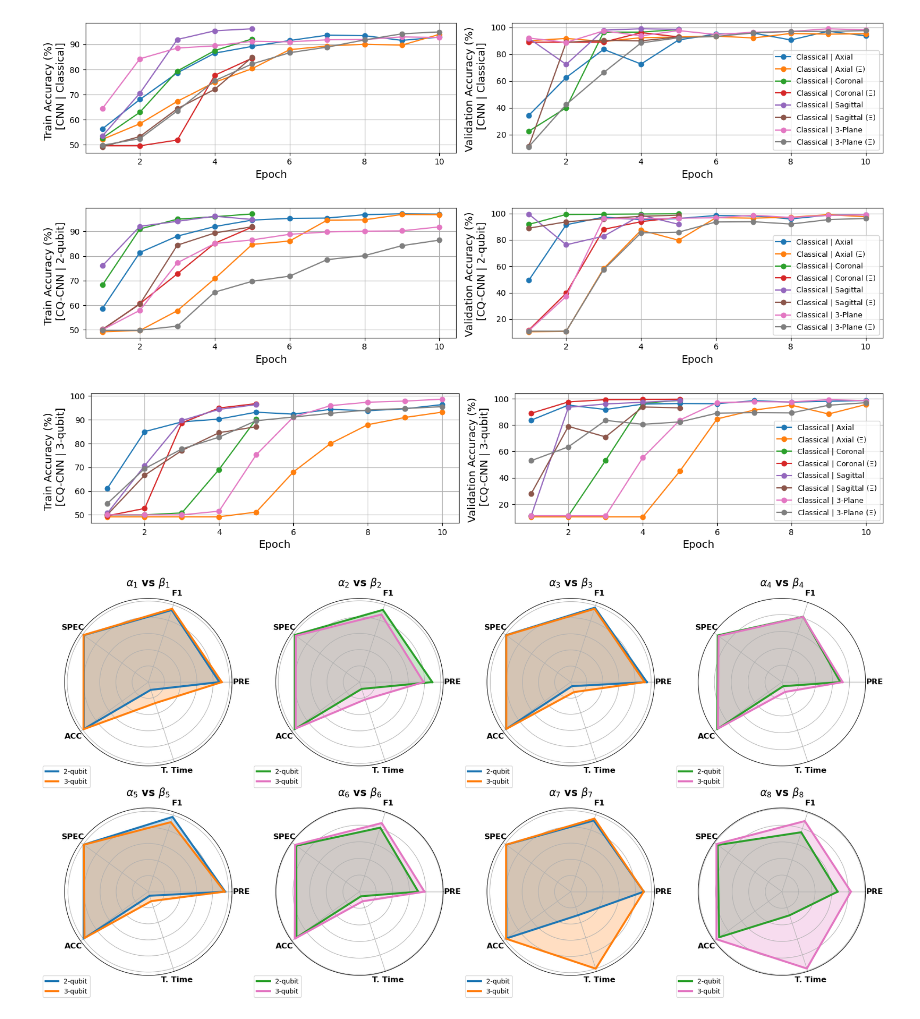
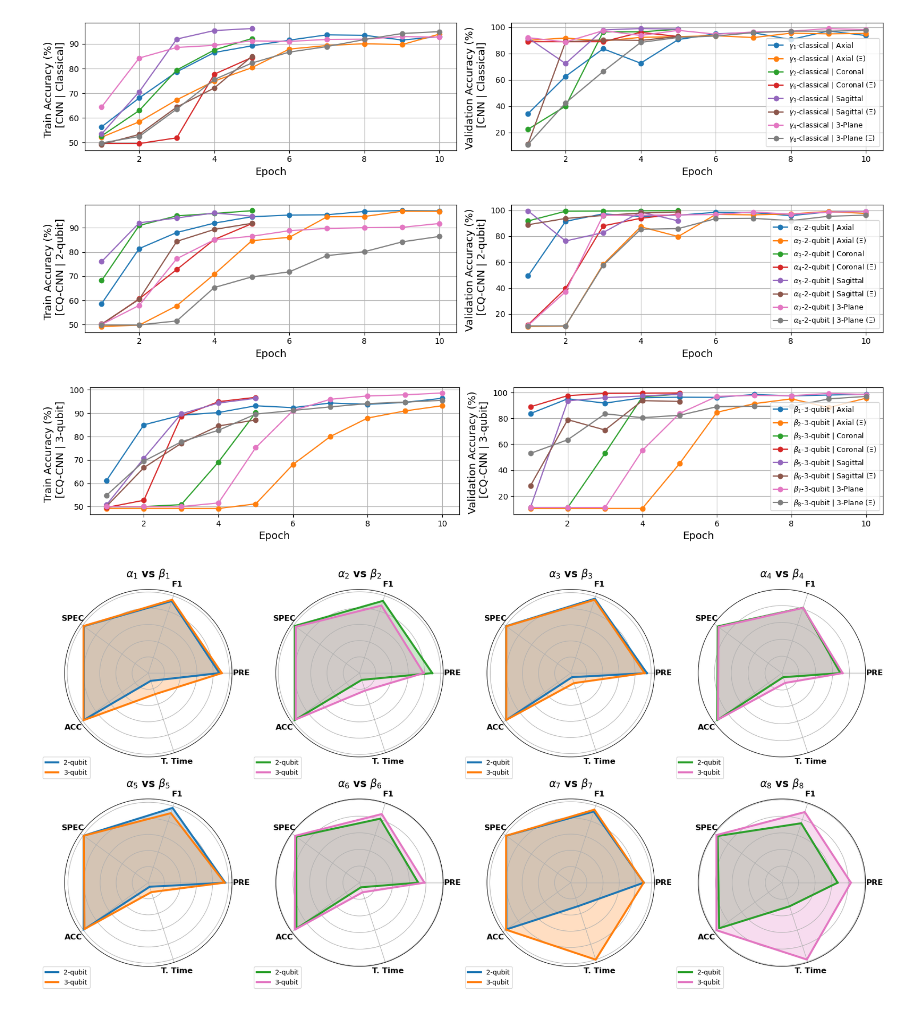
Before and after one commit to mominul-ssv/alz-cq-cnn, a Jupyter notebook: scirpts/model-classification-eda.ipynb, the cells around one changed output. Drawn from its saved outputs; the diff is of its cells as text; code cells hidden in the pictures.

```diff
--- a/scirpts/model-classification-eda.ipynb
+++ b/scirpts/model-classification-eda.ipynb
@@ -19,43 +19,43 @@ file_paths = [
 
 # Simple labels corresponding to each dataset
 simple_labels = [
-    r'Classical | Axial', r'Classical | Axial ($\Xi$)',
-    r'Classical | Coronal', r'Classical | Coronal ($\Xi$)',
-    r'Classical | Sagittal', r'Classical | Sagittal ($\Xi$)',
-    r'Classical | 3-Plane', r'Classical | 3-Plane ($\Xi$)'
+    r'$\gamma_1$-classical | Axial', r'$\gamma_5$-classical | Axial ($\Xi$)',
+    r'$\gamma_2$-classical | Coronal', r'$\gamma_6$-classical | Coronal ($\Xi$)',
+    r'$\gamma_3$-classical | Sagittal', r'$\gamma_7$-classical | Sagittal ($\Xi$)',
+    r'$\gamma_4$-classical | 3-Plane', r'$\gamma_8$-classical | 3-Plane ($\Xi$)'
 ]
 
 # Set up the plot with 2 subplots (one for train accuracy, one for validation accuracy)
 fig, (ax1, ax2) = plt.subplots(1, 2, figsize=(15, 3))
 
 # Iterate through each file and plot both train and validation accuracy
 for file_path, label in zip(file_paths, simple_labels):
     # Load the CSV file into a pandas DataFrame
     df = pd.read_csv(file_path)
 
     # Plot train accuracy on the first subplot (ax1) and label only once
     ax1.plot(df['epoch'], df['train_accuracy'], label=label, marker='o')
 
     # Plot validation accuracy on the second subplot (ax2) and label only once
     ax2.plot(df['epoch'], df['val_accuracy'], label=label, marker='o')
 
 # Customize the first plot (Train Accuracy)
 ax1.set_xlabel('Epoch', fontsize=13)  # Increased font size
 ax1.set_ylabel('Train Accuracy (%)  \n [CNN | Classical]', fontsize=13)  # Increased font size
 ax1.grid(True)
 
 # Customize the second plot (Validation Accuracy)
 ax2.set_xlabel('Epoch', fontsize=13)  # Increased font size
 ax2.set_ylabel('Validation Accuracy (%) \n [CNN | Classical]', fontsize=13)  # Increased font size
 ax2.grid(True)
-ax2.legend(loc='upper left', bbox_to_anchor=(0.695, 0.815), fontsize=9)
+ax2.legend(loc='lower right', fontsize=9)
 
 # Adjust layout to prevent clipping of labels
 plt.tight_layout()
 plt.savefig(f'../plots/outputs/train-val-classical.pdf', bbox_inches='tight')
 plt.show()
 # %% [output]
-[figure, old version]
+[figure, new version]
 # %%
 # List of file paths
 file_paths = [
@@ -71,12 +71,9 @@ file_paths = [
 
 # Simple labels corresponding to each dataset
 simple_labels = [
-    r'Classical | Axial', r'Classical | Axial ($\Xi$)',
-    r'Classical | Coronal', r'Classical | Coronal ($\Xi$)',
-    r'Classical | Sagittal', r'Classical | Sagittal ($\Xi$)',
-    r'Classical | 3-Plane', r'Classical | 3-Plane ($\Xi$)'
+    r'$\alpha_1$-2-qubit | Axial', r'$\alpha_2$-2-qubit | Axial ($\Xi$)', r'$\alpha_3$-2-qubit | Coronal', r'$\alpha_4$-2-qubit | Coronal ($\Xi$)',
+    r'$\alpha_5$-2-qubit | Sagittal', r'$\alpha_6$-2-qubit | Sagittal ($\Xi$)', r'$\alpha_7$-2-qubit | 3-Plane', r'$\alpha_8$-2-qubit | 3-Plane ($\Xi$)'
 ]
-
 
 # Set up the plot with 2 subplots (one for train accuracy, one for validation accuracy)
 fig, (ax1, ax2) = plt.subplots(1, 2, figsize=(15, 3))
@@ -101,14 +98,14 @@ ax1.grid(True)
 ax2.set_xlabel('Epoch', fontsize=13)  # Increased font size
 ax2.set_ylabel('Validation Accuracy (%) \n [CQ-CNN | 2-qubit]', fontsize=13)  # Increased font size
 ax2.grid(True)
-ax2.legend(loc='upper left', bbox_to_anchor=(0.695, 0.815), fontsize=9)
+ax2.legend(loc='lower right', fontsize=9)
 
 # Adjust layout to prevent clipping of labels
 plt.tight_layout()
 plt.savefig(f'../plots/outputs/train-val-2qubits.pdf', bbox_inches='tight')
 plt.show()
 # %% [output]
-[figure, old version]
+[figure, new version]
 # %%
 # List of file paths
 file_paths = [
@@ -124,12 +121,9 @@ file_paths = [
 
 # Simple labels corresponding to each dataset
 simple_labels = [
-    r'Classical | Axial', r'Classical | Axial ($\Xi$)',
-    r'Classical | Coronal', r'Classical | Coronal ($\Xi$)',
-    r'Classical | Sagittal', r'Classical | Sagittal ($\Xi$)',
-    r'Classical | 3-Plane', r'Classical | 3-Plane ($\Xi$)'
+    r'$\beta_1$-3-qubit | Axial', r'$\beta_2$-3-qubit | Axial ($\Xi$)', r'$\beta_3$-3-qubit | Coronal', r'$\beta_4$-3-qubit | Coronal ($\Xi$)',
+    r'$\beta_5$-3-qubit | Sagittal', r'$\beta_6$-3-qubit | Sagittal ($\Xi$)', r'$\beta_7$-3-qubit | 3-Plane', r'$\beta_8$-3-qubit | 3-Plane ($\Xi$)'
 ]
-
 
 # Set up the plot with 2 subplots (one for train accuracy, one for validation accuracy)
 fig, (ax1, ax2) = plt.subplots(1, 2, figsize=(15, 3))
@@ -154,14 +148,14 @@ ax1.grid(True)
 ax2.set_xlabel('Epoch', fontsize=13)  # Increased font size
 ax2.set_ylabel('Validation Accuracy (%) \n [CQ-CNN | 3-qubit]', fontsize=13)  # Increased font size
 ax2.grid(True)
-ax2.legend(loc='upper left', bbox_to_anchor=(0.695, 0.815), fontsize=9)
+ax2.legend(loc='lower right', fontsize=9)
 
 # Adjust layout to prevent clipping of labels
 plt.tight_layout()
 plt.savefig(f'../plots/outputs/train-val-3qubits.pdf', bbox_inches='tight')
 plt.show()
 # %% [output]
-[figure, old version]
+[figure, new version]
 # %%
 # Data for 2-qubit models (first table) without the ± standard deviation
 precision_2q = [87.77, 89.55, 94.71, 69.31, 95.69, 70.68, 90.34, 67.21]
```
Also changed, not shown: 15 other files.
